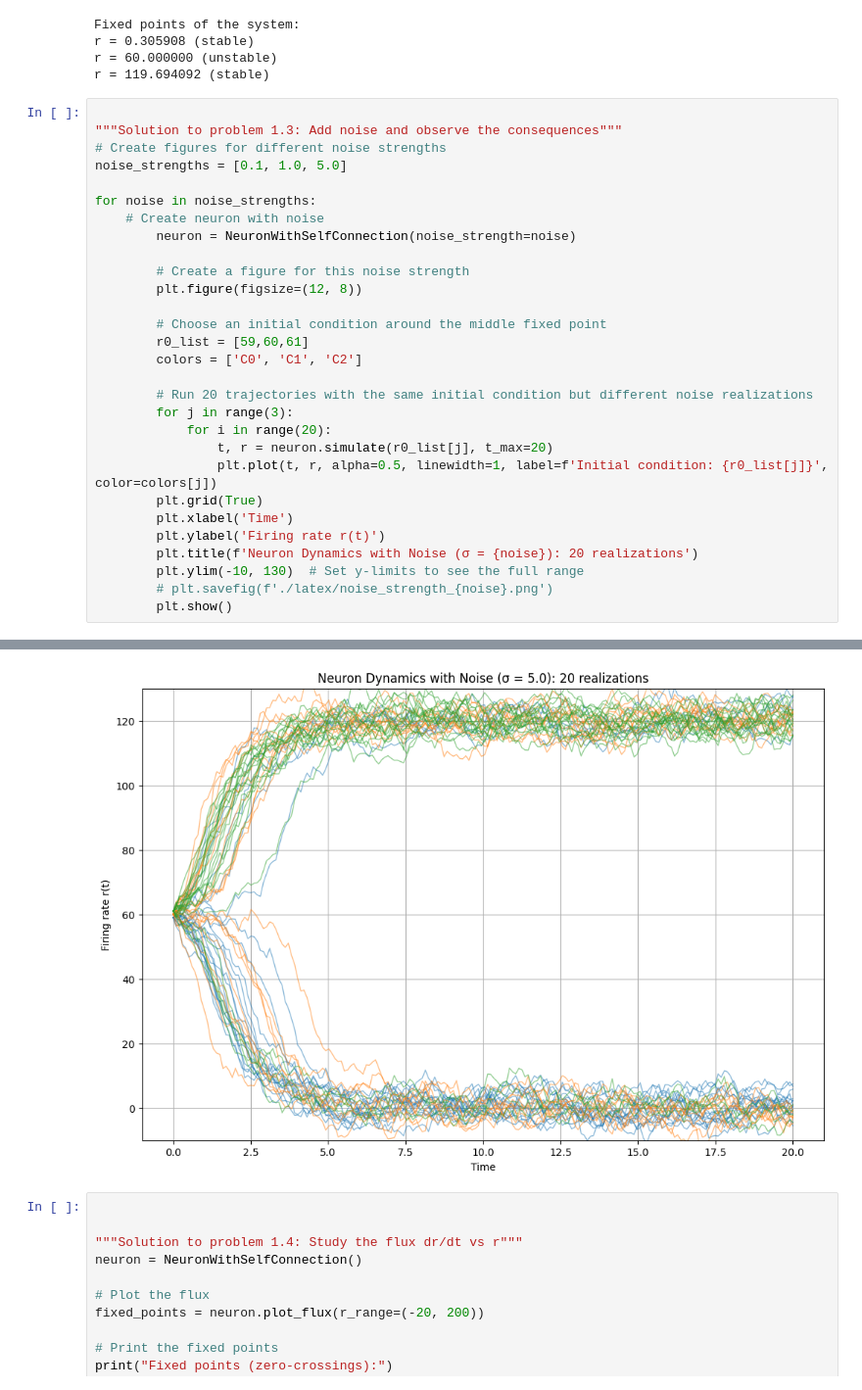
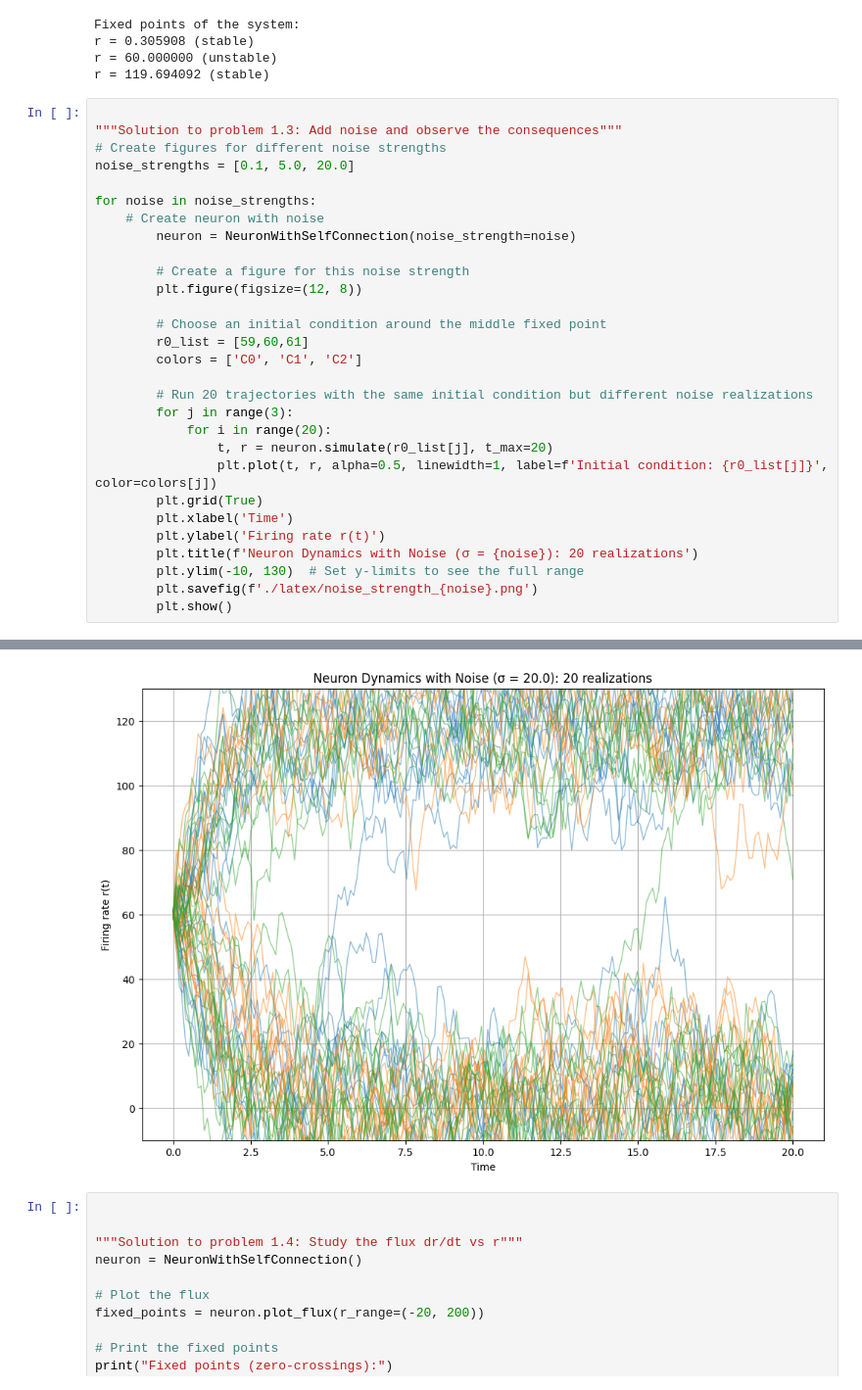
Before and after one commit to Sepsad/CompNeuroMethodsHWs, a Jupyter notebook: HW4/HW4_1st.ipynb, the cells around one changed output, grey strips where cells are left out. Shown at 98% size. Saved outputs shown, nothing was run; the diff lists cells and outputs as text.

```diff
--- a/HW4/HW4_1st.ipynb
+++ b/HW4/HW4_1st.ipynb
@@ -213,7 +213,7 @@ r = 119.694092 (stable)
 
 """Solution to problem 1.3: Add noise and observe the consequences"""
 # Create figures for different noise strengths
-noise_strengths = [0.1, 1.0, 5.0]
+noise_strengths = [0.1, 5.0, 20.0]
 
 for noise in noise_strengths:
     # Create neuron with noise
@@ -236,6 +236,6 @@ for noise in noise_strengths:
         plt.ylabel('Firing rate r(t)')
         plt.title(f'Neuron Dynamics with Noise (σ = {noise}): 20 realizations')
         plt.ylim(-10, 130)  # Set y-limits to see the full range
-        # plt.savefig(f'./latex/noise_strength_{noise}.png')
+        plt.savefig(f'./latex/noise_strength_{noise}.png')
         plt.show()
 # %% [output]
@@ -244,4 +244,4 @@ for noise in noise_strengths:
-[figure, old version]
+[figure, new version]
 # %%
 
 
```
Also changed, not shown: parts of 1 cell of this notebook, 2 other files.
